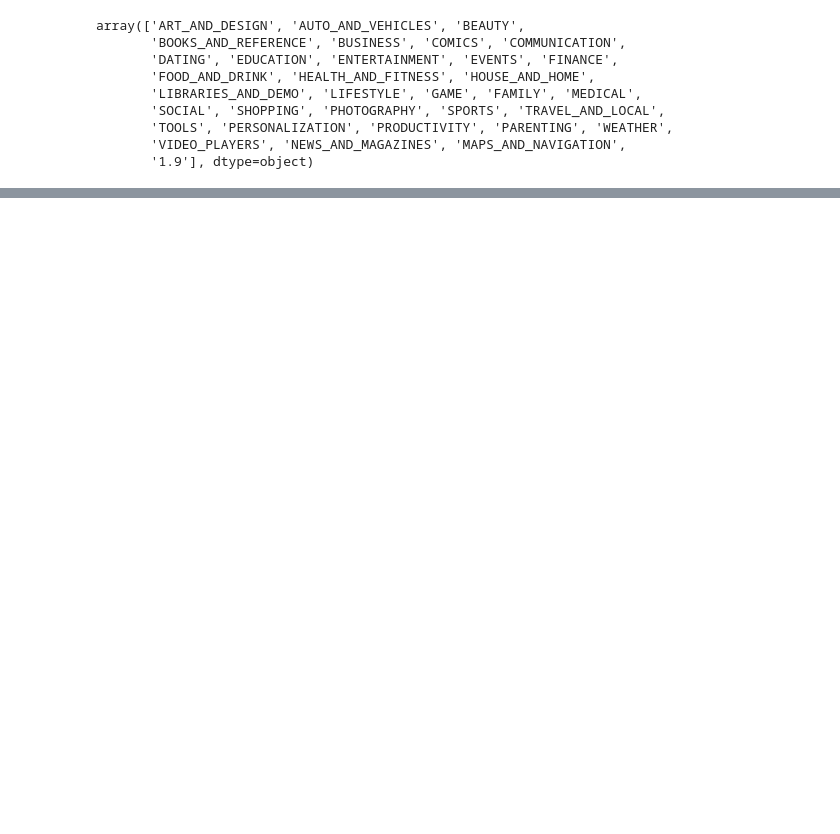
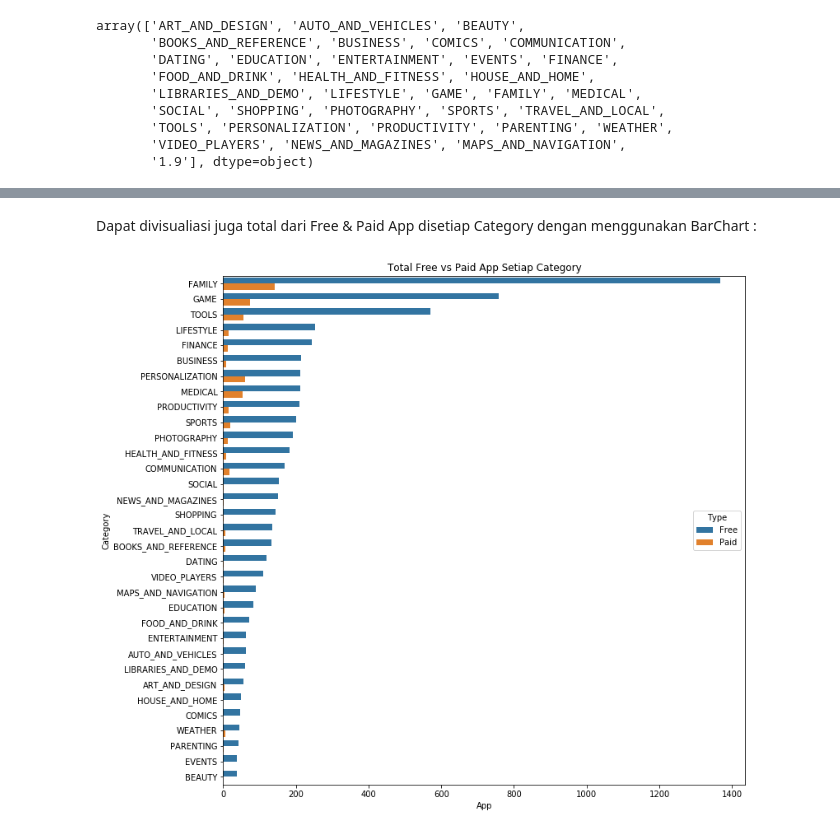
Before and after one commit to rafaelstevi/GooglePlaystore, a Jupyter notebook: Files/eda-googleplaystore.ipynb, the cells around one changed output, grey strips where cells are left out. Saved outputs shown, nothing was run; the diff lists cells and outputs as text; code cells hidden in the pictures; blank space fills up the shorter version.

```diff
--- a/Files/eda-googleplaystore.ipynb
+++ b/Files/eda-googleplaystore.ipynb
@@ -1262,0 +524,13 @@ paid_count_group.sort_values(by='Installs',ascending=False)[['App','Price conv',
+# %% [markdown]
+Dapat divisualiasi juga total dari Free & Paid App disetiap Category dengan menggunakan BarChart :
+# %%
+# Barchart total dari Free and Paid app berdasarkan Kategori.
+
+BcFvP = dfGapps.groupby(['Category','Type']).count()[['App']].reset_index().sort_values(by="App",ascending = False)
+plt.figure(figsize=(25,25))
+ax=plt.subplot(221)
+plt.title("Total Free vs Paid App Setiap Category")
+a =sns.catplot(x="App", y="Category",kind="bar", hue="Type", ax=ax,data=BcFvP)
+plt.close(2)
+# %% [output]
+[figure, added]
```
Also changed, not shown: parts of 141 cells of this notebook, 1 other file.
